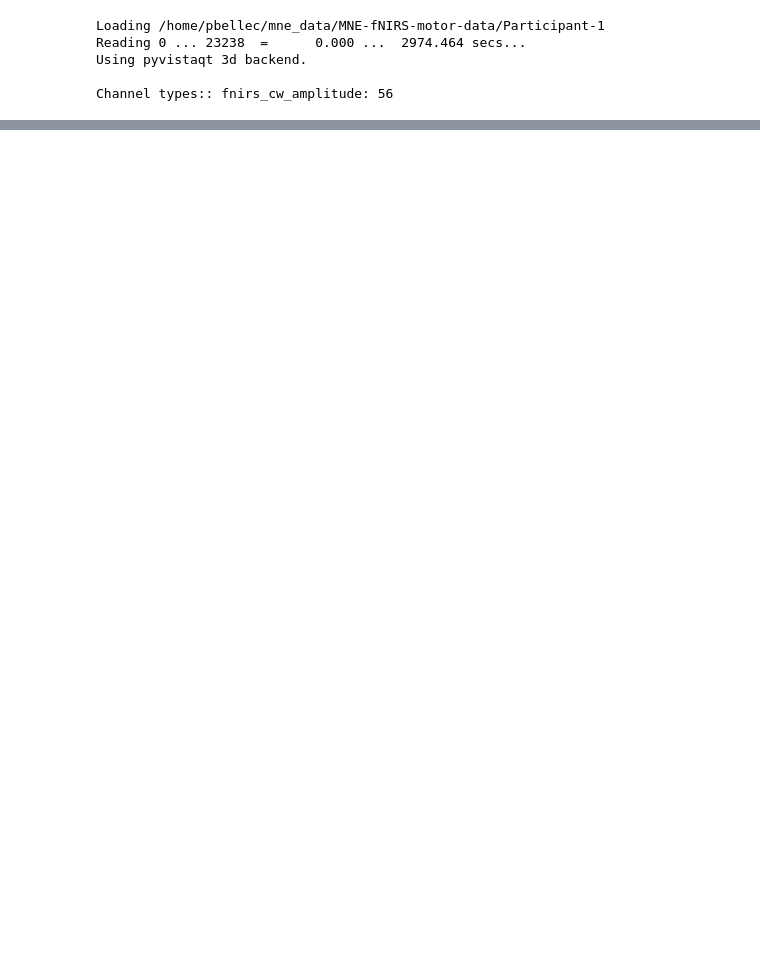
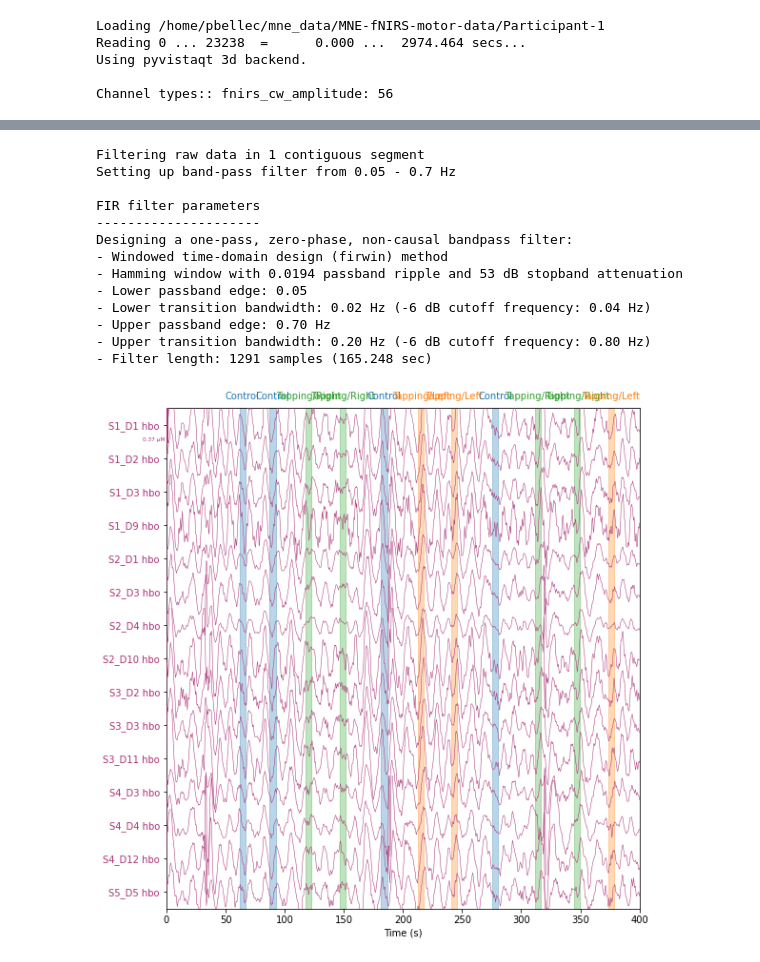
Before and after one commit to methodes-cogneuro/methodes-cogneuro.github.io, a Jupyter notebook: notes_imagerie_optique.ipynb, the cells around one changed output, grey strips where cells are left out. Cells and saved outputs as stored; diff of their text form; code cells hidden in the pictures; blank space fills up the shorter version.

```diff
--- a/notes_imagerie_optique.ipynb
+++ b/notes_imagerie_optique.ipynb
@@ -43,0 +55,23 @@ raw.plot_sensors()
+# %%
+raw_od = optical_density(raw_intensity)
+raw_tddr = temporal_derivative_distribution_repair(raw_od)
+raw_haemo = mne.preprocessing.nirs.beer_lambert_law(raw_od, ppf=6)
+raw_haemo = raw_haemo.filter(0.05, 0.7, h_trans_bandwidth=0.2,
+                             l_trans_bandwidth=0.02)
+plot_hemo = raw_haemo.plot(n_channels=15, scalings='auto',
+              duration=400, show_scrollbars=False)
+# %% [output]
+Filtering raw data in 1 contiguous segment
+Setting up band-pass filter from 0.05 - 0.7 Hz
+
+FIR filter parameters
+---------------------
+Designing a one-pass, zero-phase, non-causal bandpass filter:
+- Windowed time-domain design (firwin) method
+- Hamming window with 0.0194 passband ripple and 53 dB stopband attenuation
+- Lower passband edge: 0.05
+- Lower transition bandwidth: 0.02 Hz (-6 dB cutoff frequency: 0.04 Hz)
+- Upper passband edge: 0.70 Hz
+- Upper transition bandwidth: 0.20 Hz (-6 dB cutoff frequency: 0.80 Hz)
+- Filter length: 1291 samples (165.248 sec)
+[figure, added]
```
Also changed, not shown: parts of 3 cells of this notebook, 1 other file.
